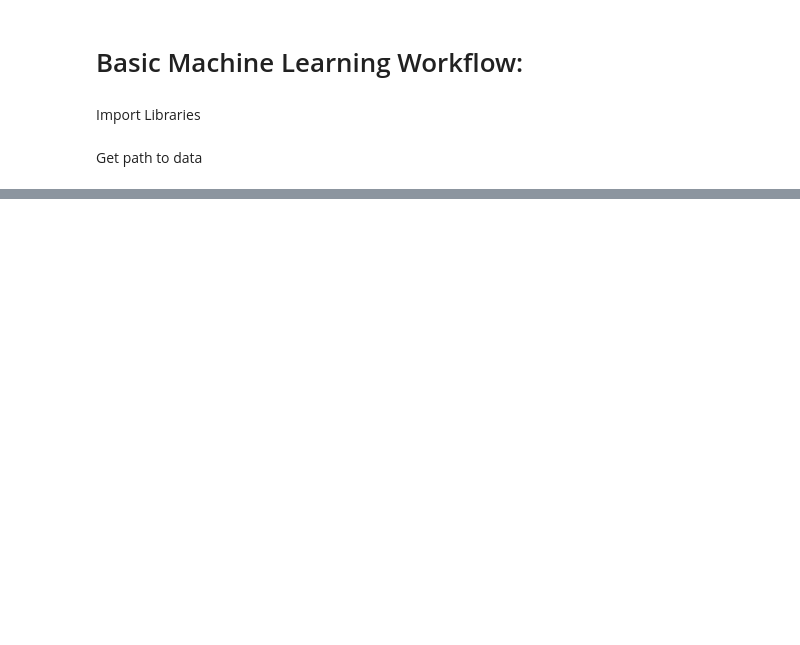
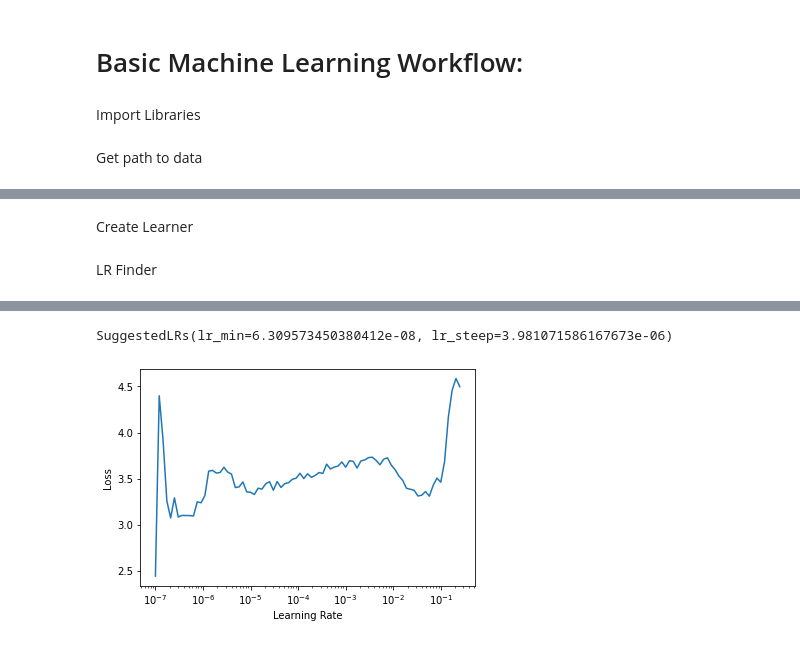
Before and after one commit to WNoxchi/rfcx_species_audio_detection, a Jupyter notebook: basic classifier.ipynb, the cells around one changed output, grey strips where cells are left out. Saved outputs shown, nothing was run; the diff lists cells and outputs as text; code cells hidden in the pictures; blank space fills up the shorter version.

```diff
--- a/basic classifier.ipynb
+++ b/basic classifier.ipynb
@@ -28,0 +19,2 @@ dataloader = ImageDataLoaders.
+# %%
+train_tp_sample = df_subset_rows(train_tp, column_str='recording_id', checklist=flist)
@@ -28,0 +25,10 @@ dataloader = ImageDataLoaders.
+# %%
+size = (np.array([1025,5262])/50).round().astype(np.int32)
+
+bs = 2
+val_pct = 0.0
+batch_tfms = aug_transforms(mult=1.0, do_flip=False, max_rotate=0.0, max_warp=0.0, max_zoom=1.0)
+item_tfms  = Resize(size=size)
+# %%
+dataloader = ImageDataLoaders.from_df(train_tp_sample, path=path_data, suff='.png', folder='spectrogram_frq',
+                valid_pct=val_pct, bs=bs, batch_tfms=batch_tfms, item_tfms=item_tfms)
@@ -28,0 +41,9 @@ dataloader = ImageDataLoaders.
+# %% [markdown]
+Create Learner
+# %%
+learner = cnn_learner(dataloader, resnet18)
+# %% [markdown]
+LR Finder
+# %%
+learner.lr_find()
+# %% [output]
@@ -28,0 +51,2 @@ dataloader = ImageDataLoaders.
+SuggestedLRs(lr_min=6.309573450380412e-08, lr_steep=3.981071586167673e-06)
+[figure, added]
```
Also changed, not shown: parts of 19 cells of this notebook, 15 other files.
